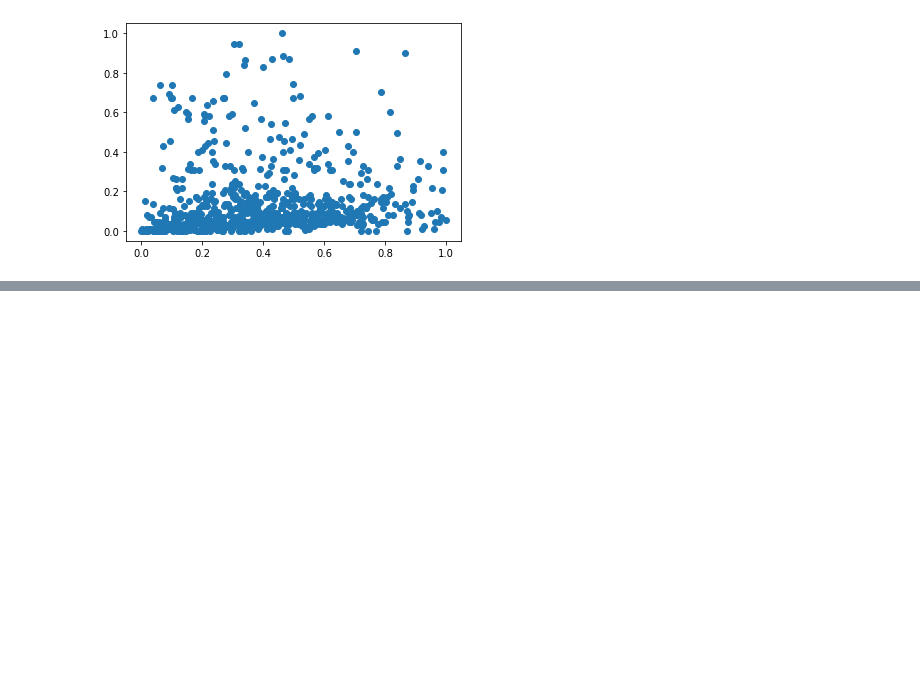
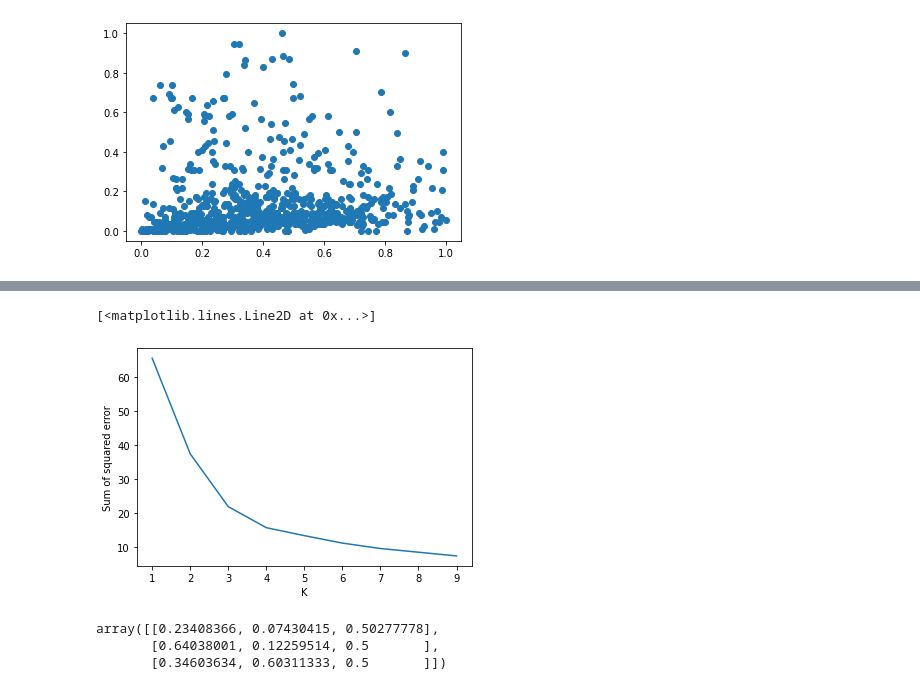
Before and after one commit to razvan286/recipe-recommendation, a Jupyter notebook: ml-RecipeRecommendation.ipynb, the cells around one changed output, grey strips where cells are left out. Drawn from its saved outputs; the diff is of its cells as text; code cells hidden in the pictures; blank space fills up the shorter version.

```diff
--- a/ml-RecipeRecommendation.ipynb
+++ b/ml-RecipeRecommendation.ipynb
@@ -332,0 +300,20 @@ full_recipe_recomm
+# %%
+#Rate these first 10 recommendations
+uInput = ""
+count = 0
+recipes = full_recipe_recomm['title'].to_list()
+recipes1 = full_recipe_recomm[full_recipe_recomm['title'] == recipes[0]]
+recipes1
+while uInput != 'x' and count < len(recipes):
+    currentRecipe = full_recipe_recomm[full_recipe_recomm['title'] == recipes[count]]
+    print("Recipe: " + recipes[count])
+    print("Rating: ")
+    uInput = input()
+    if uInput != 'x':
+        if float(uInput) > 5 or float(uInput) < 0:
+            print("Rating needs to be between 0-5. Try again")
+            uInput = input()
+    if uInput != 'x':
+        recipe_id = currentRecipe['recipe_id'].iloc[0]
+        df_ml.loc[currentRecipe.index, 'rating_outOf_5'] = float(uInput)
+    count += 1
@@ -332,0 +348,28 @@ full_recipe_recomm
+# %%
+#apply scaling
+scaler = MinMaxScaler()
+X_second_ml = df_ml.copy()
+X_second_ml[['calories', 'total_min', 'rating_outOf_5']] = scaler.fit_transform(df_ml[['calories', 'total_min', 'rating_outOf_5']])
+# %%
+#
+k_range = range(1, 10)
+sse = []
+for k in k_range:
+    km = KMeans(n_clusters=k)
+    km.fit(X_second_ml[['calories', 'total_min', 'rating_outOf_5']])
+    sse.append(km.inertia_)
+plt.xlabel('K')
+plt.ylabel('Sum of squared error')
+plt.plot(k_range, sse)
+# %% [output]
+[<matplotlib.lines.Line2D at 0x...>]
+[figure, added]
+# %%
+km = KMeans(n_clusters = 3)
+y_predicted = km.fit_predict(X_second_ml[['calories', 'total_min', 'rating_outOf_5']])
+X_second_ml['cluster'] = y_predicted
+km.cluster_centers_
+# %% [output]
+array([[0.23408366, 0.07430415, 0.50277778],
+       [0.64038001, 0.12259514, 0.5       ],
+       [0.34603634, 0.60311333, 0.5       ]])
```
Also changed, not shown: parts of 15 cells of this notebook, 1 other file.
